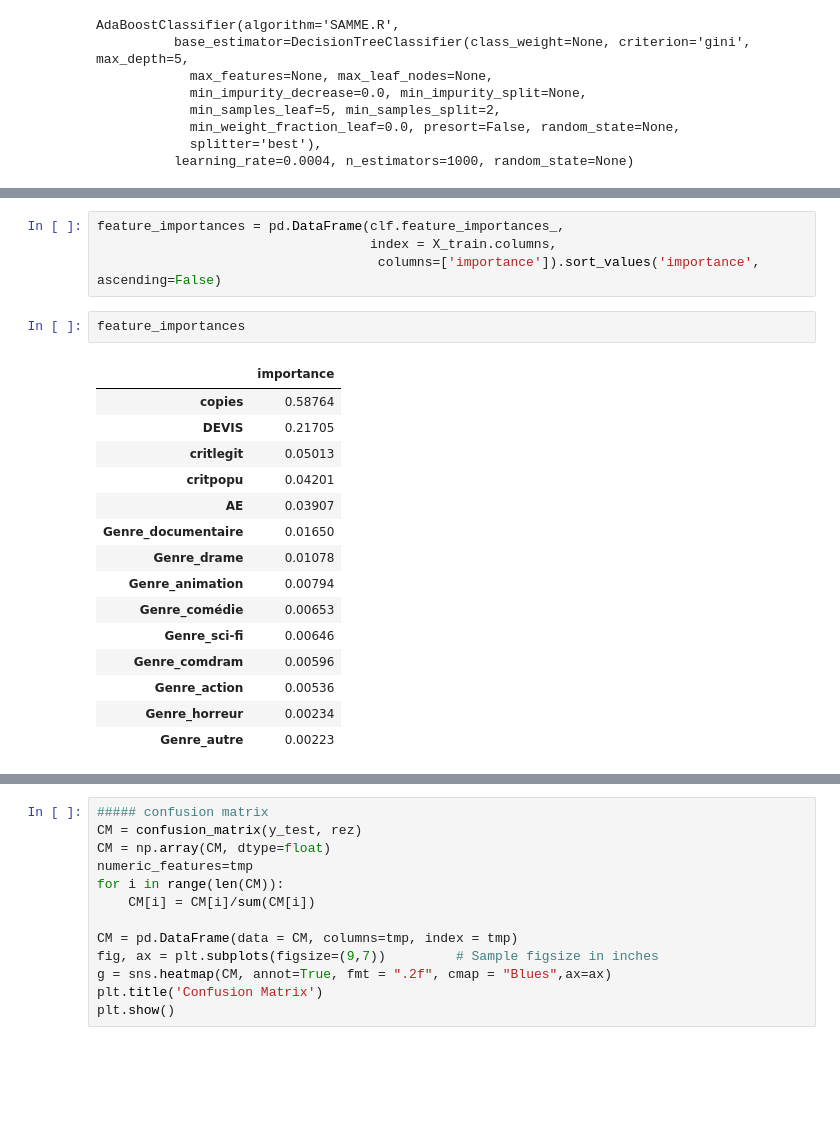
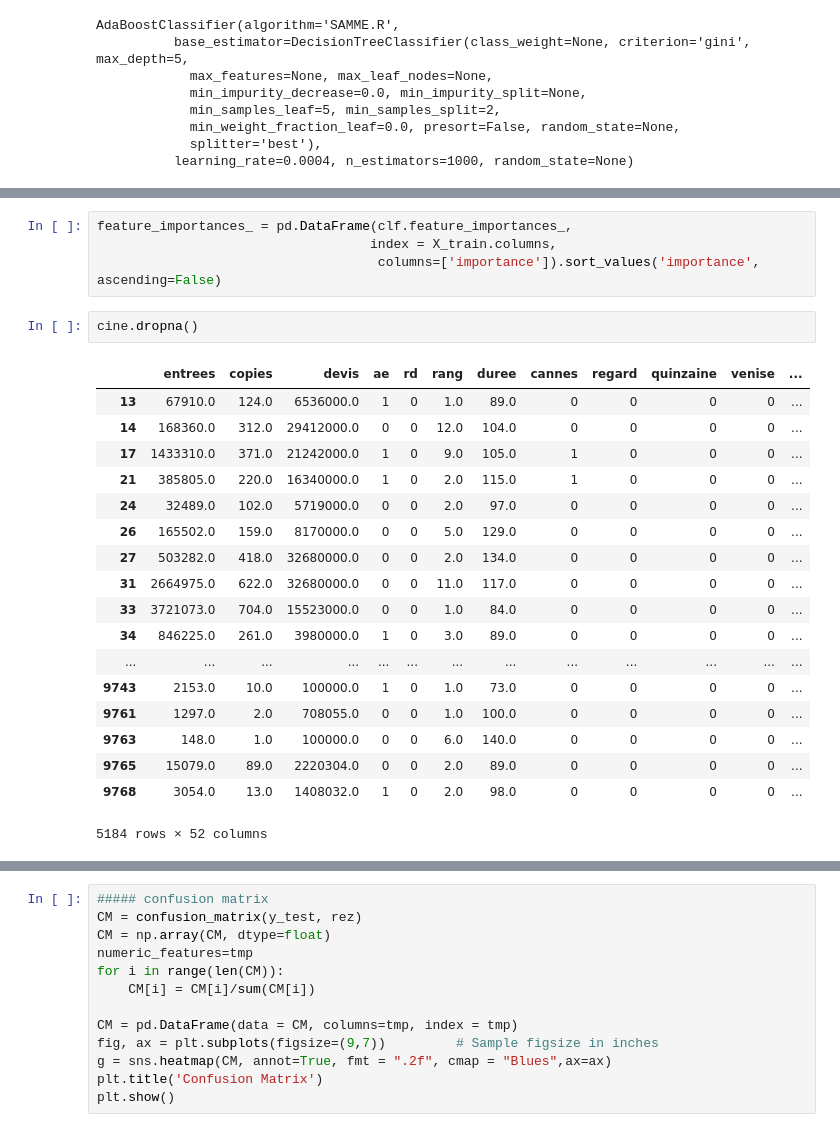
Before and after one commit to Aquachoc/Cinema-statapp, a Jupyter notebook: STATAPP.ipynb, the cells around one changed output, grey strips where cells are left out. Saved outputs shown, nothing was run; the diff lists cells and outputs as text; blank space fills up the shorter version.

```diff
--- a/STATAPP.ipynb
+++ b/STATAPP.ipynb
@@ -649,22 +741,25 @@ accuracy_score(y_test, rez_gini))
 # %%
-feature_importances = pd.DataFrame(clf.feature_importances_,
+feature_importances_ = pd.DataFrame(clf.feature_importances_,
                                    index = X_train.columns,
                                     columns=['importance']).sort_values('importance', ascending=False)
-# %%
-feature_importances
-# %% [output]
-|  | importance |
-| copies | 0.58764 |
-| DEVIS | 0.21705 |
-| critlegit | 0.05013 |
-| critpopu | 0.04201 |
-| AE | 0.03907 |
-| Genre_documentaire | 0.01650 |
-| Genre_drame | 0.01078 |
-| Genre_animation | 0.00794 |
-| Genre_comédie | 0.00653 |
-| Genre_sci-fi | 0.00646 |
-| Genre_comdram | 0.00596 |
-| Genre_action | 0.00536 |
-| Genre_horreur | 0.00234 |
-| Genre_autre | 0.00223 |
+# %%
+cine.dropna()
+# %% [output]
+|  | entrees | copies | devis | ae | rd | rang | duree | cannes | regard | quinzaine | venise | ... |
+| 13 | 67910.0 | 124.0 | 6536000.0 | 1 | 0 | 1.0 | 89.0 | 0 | 0 | 0 | 0 | ... |
+| 14 | 168360.0 | 312.0 | 29412000.0 | 0 | 0 | 12.0 | 104.0 | 0 | 0 | 0 | 0 | ... |
+| 17 | 1433310.0 | 371.0 | 21242000.0 | 1 | 0 | 9.0 | 105.0 | 1 | 0 | 0 | 0 | ... |
+| 21 | 385805.0 | 220.0 | 16340000.0 | 1 | 0 | 2.0 | 115.0 | 1 | 0 | 0 | 0 | ... |
+| 24 | 32489.0 | 102.0 | 5719000.0 | 0 | 0 | 2.0 | 97.0 | 0 | 0 | 0 | 0 | ... |
+| 26 | 165502.0 | 159.0 | 8170000.0 | 0 | 0 | 5.0 | 129.0 | 0 | 0 | 0 | 0 | ... |
+| 27 | 503282.0 | 418.0 | 32680000.0 | 0 | 0 | 2.0 | 134.0 | 0 | 0 | 0 | 0 | ... |
+| 31 | 2664975.0 | 622.0 | 32680000.0 | 0 | 0 | 11.0 | 117.0 | 0 | 0 | 0 | 0 | ... |
+| 33 | 3721073.0 | 704.0 | 15523000.0 | 0 | 0 | 1.0 | 84.0 | 0 | 0 | 0 | 0 | ... |
+| 34 | 846225.0 | 261.0 | 3980000.0 | 1 | 0 | 3.0 | 89.0 | 0 | 0 | 0 | 0 | ... |
+| ... | ... | ... | ... | ... | ... | ... | ... | ... | ... | ... | ... | ... |
+| 9743 | 2153.0 | 10.0 | 100000.0 | 1 | 0 | 1.0 | 73.0 | 0 | 0 | 0 | 0 | ... |
+| 9761 | 1297.0 | 2.0 | 708055.0 | 0 | 0 | 1.0 | 100.0 | 0 | 0 | 0 | 0 | ... |
+| 9763 | 148.0 | 1.0 | 100000.0 | 0 | 0 | 6.0 | 140.0 | 0 | 0 | 0 | 0 | ... |
+| 9765 | 15079.0 | 89.0 | 2220304.0 | 0 | 0 | 2.0 | 89.0 | 0 | 0 | 0 | 0 | ... |
+| 9768 | 3054.0 | 13.0 | 1408032.0 | 1 | 0 | 2.0 | 98.0 | 0 | 0 | 0 | 0 | ... |
+5184 rows × 52 columns
```
Also changed, not shown: parts of 35 cells of this notebook, 11 other files.
